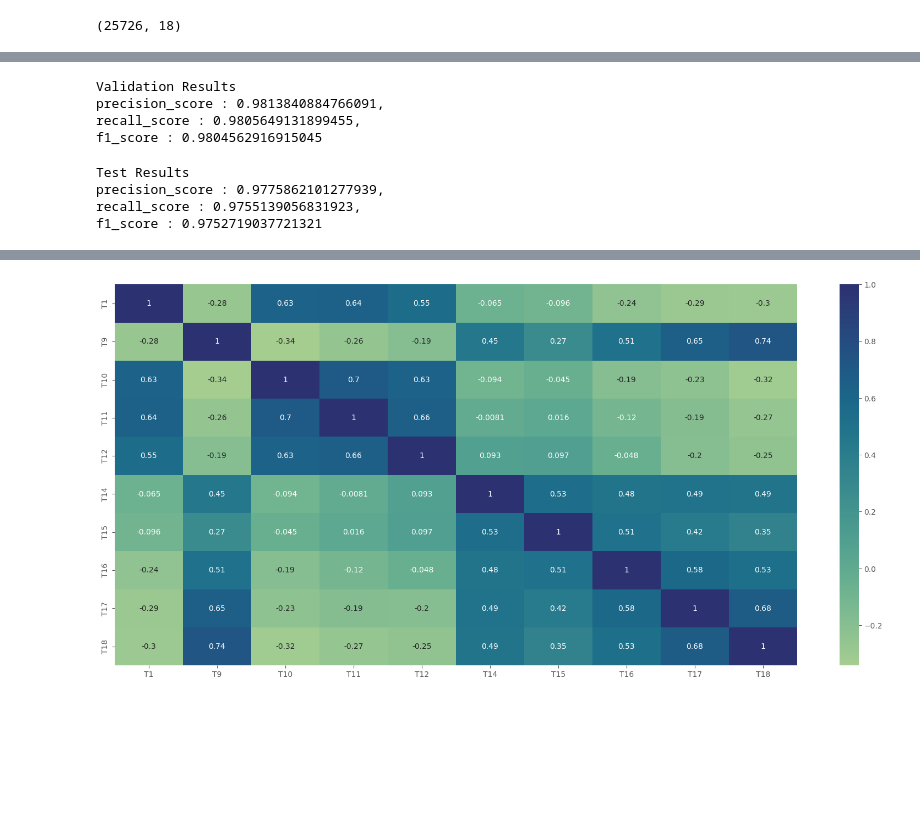
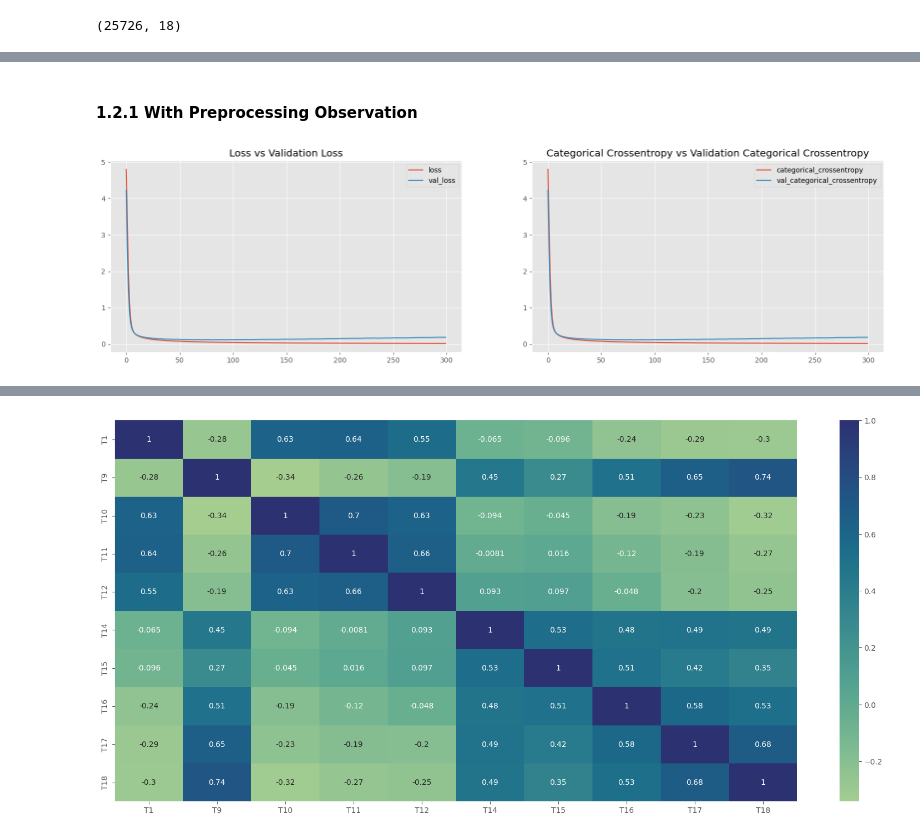
Before and after one commit to SarkarPriyanshu/DataScienceAssign, a Jupyter notebook: ResoluteAI_Task_2_Classification.ipynb, the cells around one changed output, grey strips where cells are left out. Saved outputs shown, nothing was run; the diff lists cells and outputs as text; code cells hidden in the pictures; blank space fills up the shorter version.

```diff
--- a/ResoluteAI_Task_2_Classification.ipynb
+++ b/ResoluteAI_Task_2_Classification.ipynb
@@ -258,5 +320,5 @@ Trainable params: 3856 (15.06 KB)
 Non-trainable params: 0 (0.00 Byte)
 _________________________________________________________________
 # %%
-Model_1_2.fit(X_train_transformed,y_train_transformed,epochs=150,batch_size=256,validation_data=(X_val_transformed,y_val_transformed))
+Model_1_2.fit(X_train_transformed,y_train_transformed,epochs=300,batch_size=256,validation_data=(X_val_transformed,y_val_transformed))
 # %% [output]
@@ -310,14 +343,6 @@ Model_1_2_test_predictions = Model_1_2_test_pred.argmax(axis=1)
-# %%
-print(f"Validation Results \nprecision_score : {precision_score(Model_1_2_val_orig,Model_1_2_val_predictions, average='weighted')},\nrecall_score : {recall_score(Model_1_2_val_orig,Model_1_2_val_predictions, average='weighted')},\nf1_score : {f1_score(Model_1_2_val_orig,Model_1_2_val_predictions, average='weighted')}")
-# %% [output]
-Validation Results
-precision_score : 0.9813840884766091,
-recall_score : 0.9805649131899455,
-f1_score : 0.9804562916915045
-# %%
-print(f"Test Results \nprecision_score : {precision_score(Model_1_2_test_orig,Model_1_2_test_predictions, average='weighted')},\nrecall_score : {recall_score(Model_1_2_test_orig,Model_1_2_test_predictions, average='weighted')},\nf1_score : {f1_score(Model_1_2_test_orig,Model_1_2_test_predictions, average='weighted')}")
-# %% [output]
-Test Results
-precision_score : 0.9775862101277939,
-recall_score : 0.9755139056831923,
-f1_score : 0.9752719037721321
+# %% [markdown]
+#### 1.2.1 **With Preprocessing Observation**
+# %%
+ShowResultPlot(model=Model_1_2)
+# %% [output]
+[figure, added]
```
Also changed, not shown: parts of 81 cells of this notebook.
